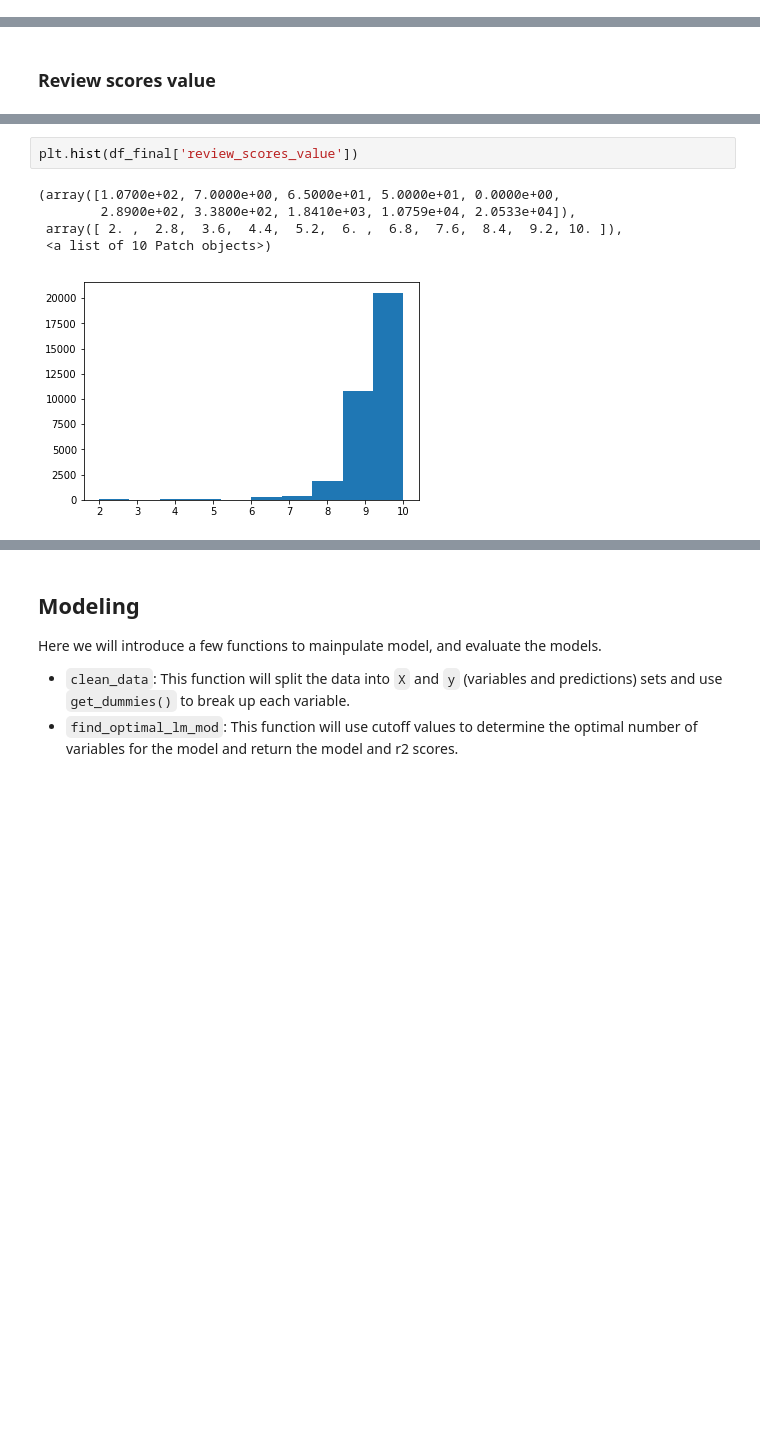
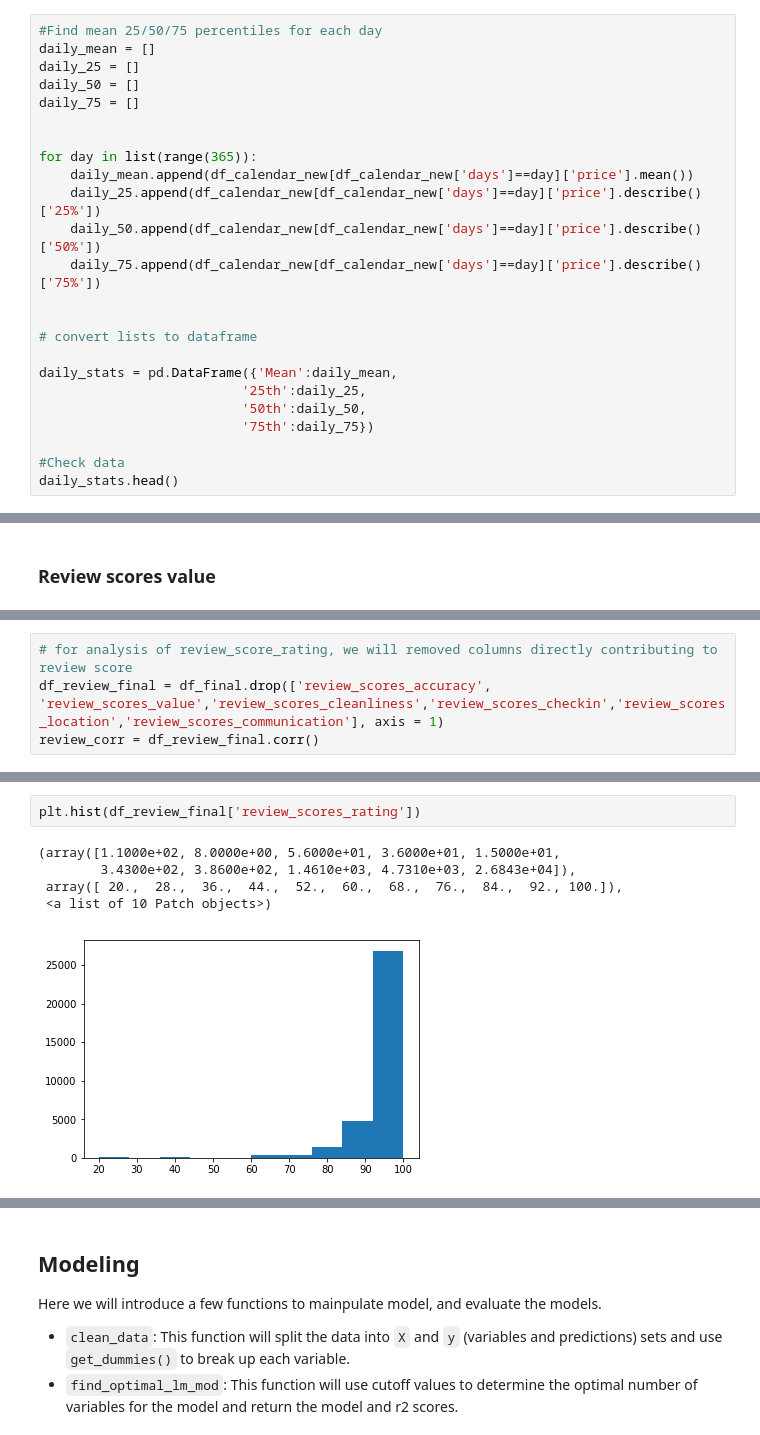
Before and after one commit to RMezera001/DSND_Airbnb_LA, a Jupyter notebook: Airbnb-LA.ipynb, the cells around one changed output, grey strips where cells are left out. Drawn from its saved outputs; the diff is of its cells as text; blank space fills up the shorter version.

Commit message:
finished analysis

```diff
--- a/Airbnb-LA.ipynb
+++ b/Airbnb-LA.ipynb
@@ -155,3 +160,27 @@ df_calendar_new['available'].value_counts()
 f    8468955
 t    7297546
 Name: available, dtype: int64
+# %%
+#Find mean 25/50/75 percentiles for each day
+daily_mean = []
+daily_25 = []
+daily_50 = []
+daily_75 = []
+
+
+for day in list(range(365)):
+    daily_mean.append(df_calendar_new[df_calendar_new['days']==day]['price'].mean())
+    daily_25.append(df_calendar_new[df_calendar_new['days']==day]['price'].describe()['25%'])
+    daily_50.append(df_calendar_new[df_calendar_new['days']==day]['price'].describe()['50%'])
+    daily_75.append(df_calendar_new[df_calendar_new['days']==day]['price'].describe()['75%'])
+
+
+# convert lists to dataframe
+
+daily_stats = pd.DataFrame({'Mean':daily_mean,
+                          '25th':daily_25,
+                          '50th':daily_50,
+                          '75th':daily_75})
+
+#Check data
+daily_stats.head()
@@ -774,0 +784,4 @@ Name: review_scores_value, dtype: float64
+# %%
+# for analysis of review_score_rating, we will removed columns directly contributing to review score
+df_review_final = df_final.drop(['review_scores_accuracy', 'review_scores_value','review_scores_cleanliness','review_scores_checkin','review_scores_location','review_scores_communication'], axis = 1)
+review_corr = df_review_final.corr()
@@ -775,9 +800,9 @@ Name: review_scores_value, dtype: float64
 # %%
-plt.hist(df_final['review_scores_value'])
+plt.hist(df_review_final['review_scores_rating'])
 # %% [output]
-(array([1.0700e+02, 7.0000e+00, 6.5000e+01, 5.0000e+01, 0.0000e+00,
-        2.8900e+02, 3.3800e+02, 1.8410e+03, 1.0759e+04, 2.0533e+04]),
- array([ 2. ,  2.8,  3.6,  4.4,  5.2,  6. ,  6.8,  7.6,  8.4,  9.2, 10. ]),
+(array([1.1000e+02, 8.0000e+00, 5.6000e+01, 3.6000e+01, 1.5000e+01,
+        3.4300e+02, 3.8600e+02, 1.4610e+03, 4.7310e+03, 2.6843e+04]),
+ array([ 20.,  28.,  36.,  44.,  52.,  60.,  68.,  76.,  84.,  92., 100.]),
  <a list of 10 Patch objects>)
-[figure, old version]
+[figure, new version]
 # %%
```
Also changed, not shown: parts of 26 cells of this notebook, 3 other files.
